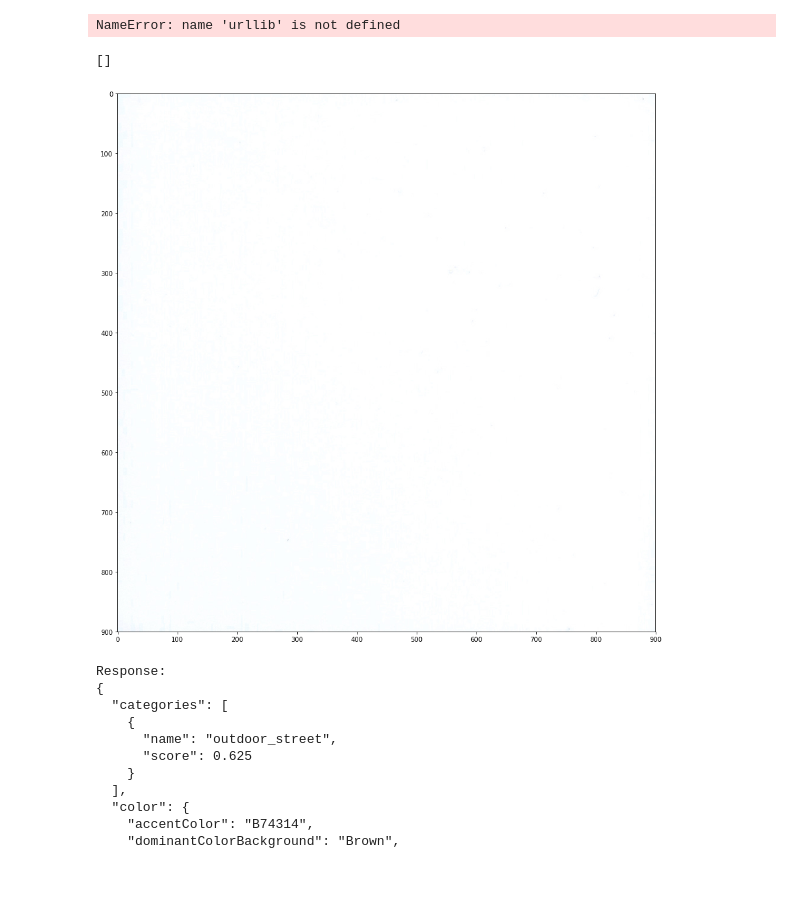
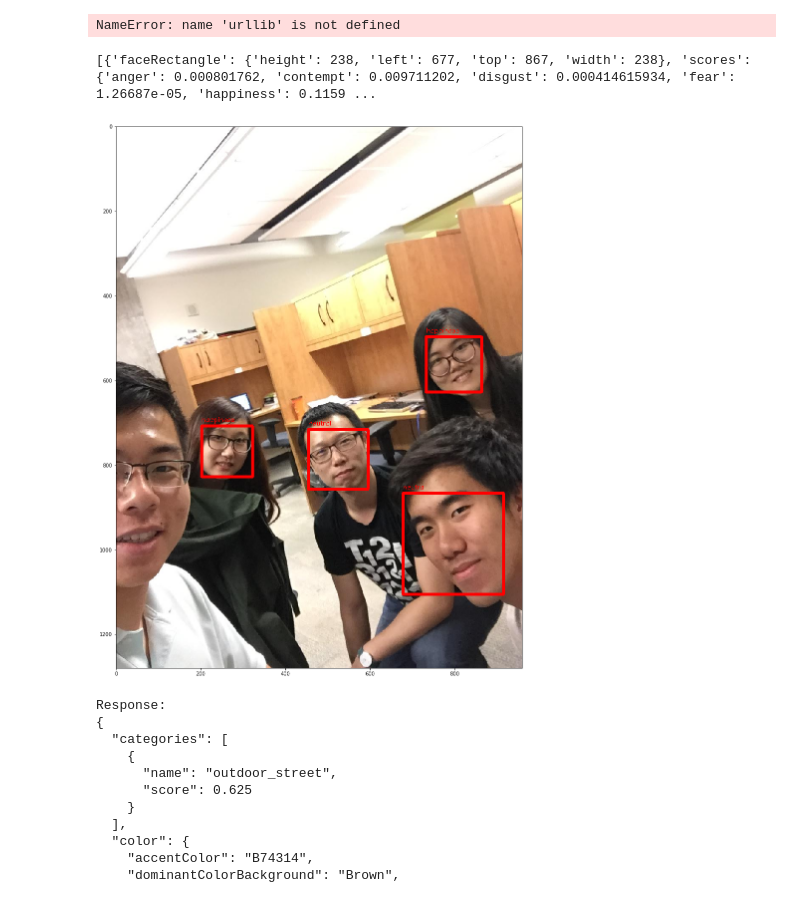
Before and after one commit to Justin-Yuan/AI-Hackathon-Challenge, a Jupyter notebook: face_detection_ms.ipynb, the cells around one changed output. Drawn from its saved outputs; the diff is of its cells as text; code cells hidden in the pictures.

```diff
--- a/face_detection_ms.ipynb
+++ b/face_detection_ms.ipynb
@@ -83,7 +83,9 @@ def renderResultOnImage( result, img ):
 
 
         textToWrite = "%s" % ( currEmotion )
+#         cv2.imwrite('processed_image.jpg', cv2.cvtColor(img, cv2.COLOR_RGB2BGR))
         cv2.putText( img, textToWrite, (faceRectangle['left'],faceRectangle['top']-10), cv2.FONT_HERSHEY_SIMPLEX, 0.5, (255,0,0), 1 )
+        cv2.imwrite('processed_image.jpg', cv2.cvtColor(img, cv2.COLOR_RGB2BGR))
 # %% [markdown]
 ## Detect faces from an image retrieved via URL
 # %%
@@ -115,7 +117,7 @@ if result is not None:
 ## Detect faces from an image stored on disk
 # %%
 # Load raw image file into memory
-pathToFileInDisk = r'test.jpg'
+pathToFileInDisk = r'imgs/test.jpg'
 with open( pathToFileInDisk, 'rb' ) as f:
     data = f.read()
 
@@ -138,33 +140,33 @@ if result is not None:
 NameError: name 'urllib' is not defined
 # %%
 # Load raw image file into memory
-path = 'imgs/white.jpg'
+path = 'imgs/test.jpg'
 # pathToFileInDisk = r(path)
 with open( path, 'rb' ) as f:
     data = f.read()
 
 headers = dict()
 headers['Ocp-Apim-Subscription-Key'] = '942cb5ec8cec4b699aa03e32d2d3a638'
 headers['Content-Type'] = 'application/octet-stream'
 
 json = None
 params = { 'visualFeatures' : 'Color,Categories'}
 
 result = processRequest( json, data, headers, params, _url )
 
 if result is not None:
     print(result)
     # Load the original image, fetched from the URL
     data8uint = np.fromstring( data, np.uint8 ) # Convert string to an unsigned int array
     img = cv2.cvtColor( cv2.imdecode( data8uint, cv2.IMREAD_COLOR ), cv2.COLOR_BGR2RGB )
 
     renderResultOnImage( result, img )
 
     ig, ax = plt.subplots(figsize=(15, 20))
     ax.imshow( img )
 # %% [output]
-[]
+[{'faceRectangle': {'height': 238, 'left': 677, 'top': 867, 'width': 238}, 'scores': {'anger': 0.000801762, 'contempt': 0.009711202, 'disgust': 0.000414615934, 'fear': 1.26687e-05, 'happiness': 0.1159 ...
-[figure, old version]
+[figure, new version]
 # %%
 import http.client, urllib.request, urllib.parse, urllib.error, base64, json
 
```
Also changed, not shown: 3 other files.
